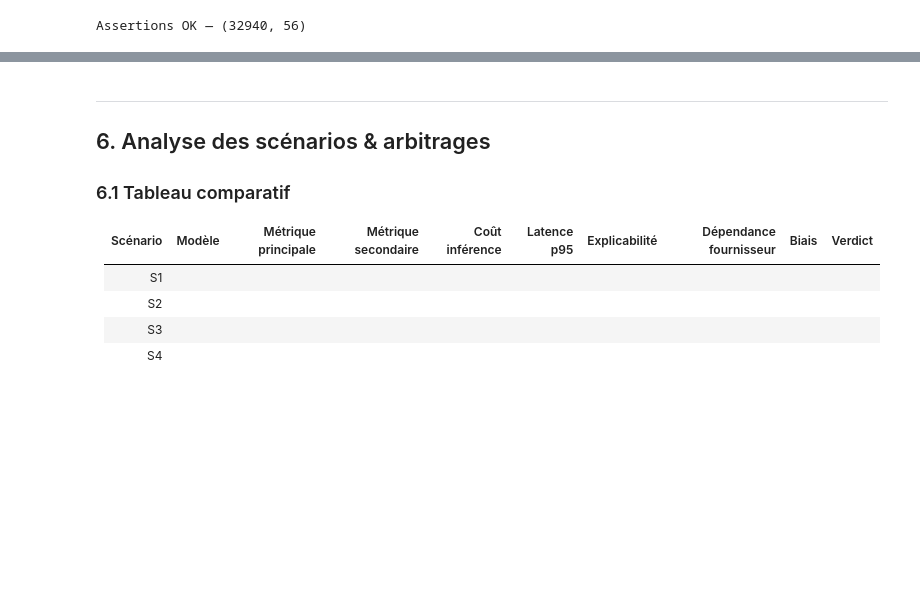
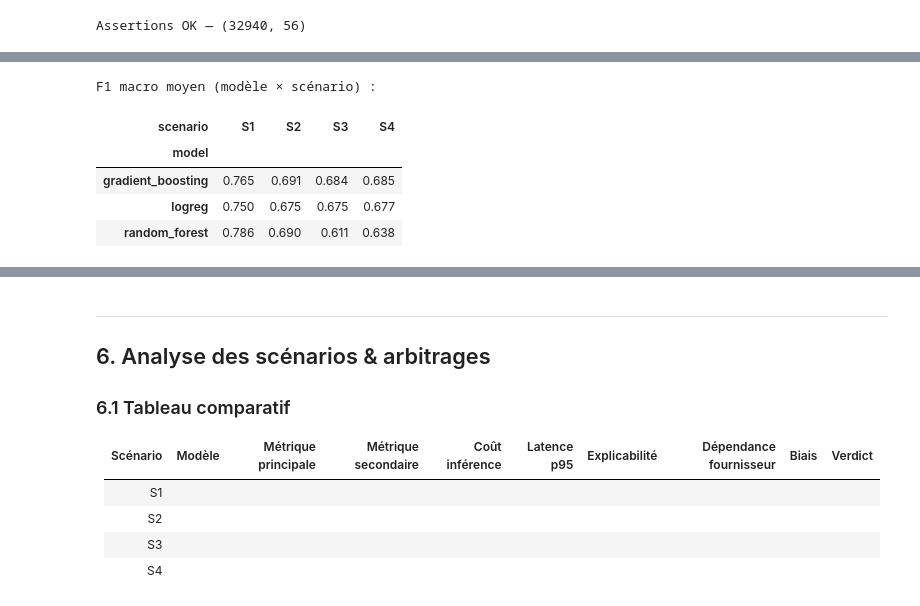
Before and after one commit to jeremy-formation-ia/cas-d-usage-jeremy-calvo, a Jupyter notebook: notebooks/cas-usage-marketing-bancaire.ipynb, the cells around one changed output, grey strips where cells are left out. Cells and saved outputs as stored; diff of their text form; code cells hidden in the pictures; blank space fills up the shorter version.

```diff
--- a/notebooks/cas-usage-marketing-bancaire.ipynb
+++ b/notebooks/cas-usage-marketing-bancaire.ipynb
@@ -652,0 +686,16 @@ Assertions OK — (32940, 56)
+# %%
+# 5.4 Comparaison des modèles : synthèse de la validation croisée
+summary = (
+    cv_results
+    .pivot(index="model", columns="scenario", values="f1_macro_mean")
+    .round(3)
+)
+print("F1 macro moyen (modèle × scénario) :")
+summary
+# %% [output]
+F1 macro moyen (modèle × scénario) :
+| scenario | S1 | S2 | S3 | S4 |
+| model |  |  |  |  |
+| gradient_boosting | 0.765 | 0.691 | 0.684 | 0.685 |
+| logreg | 0.750 | 0.675 | 0.675 | 0.677 |
+| random_forest | 0.786 | 0.690 | 0.611 | 0.638 |
```
Also changed, not shown: parts of 24 cells of this notebook, 4 other files.
